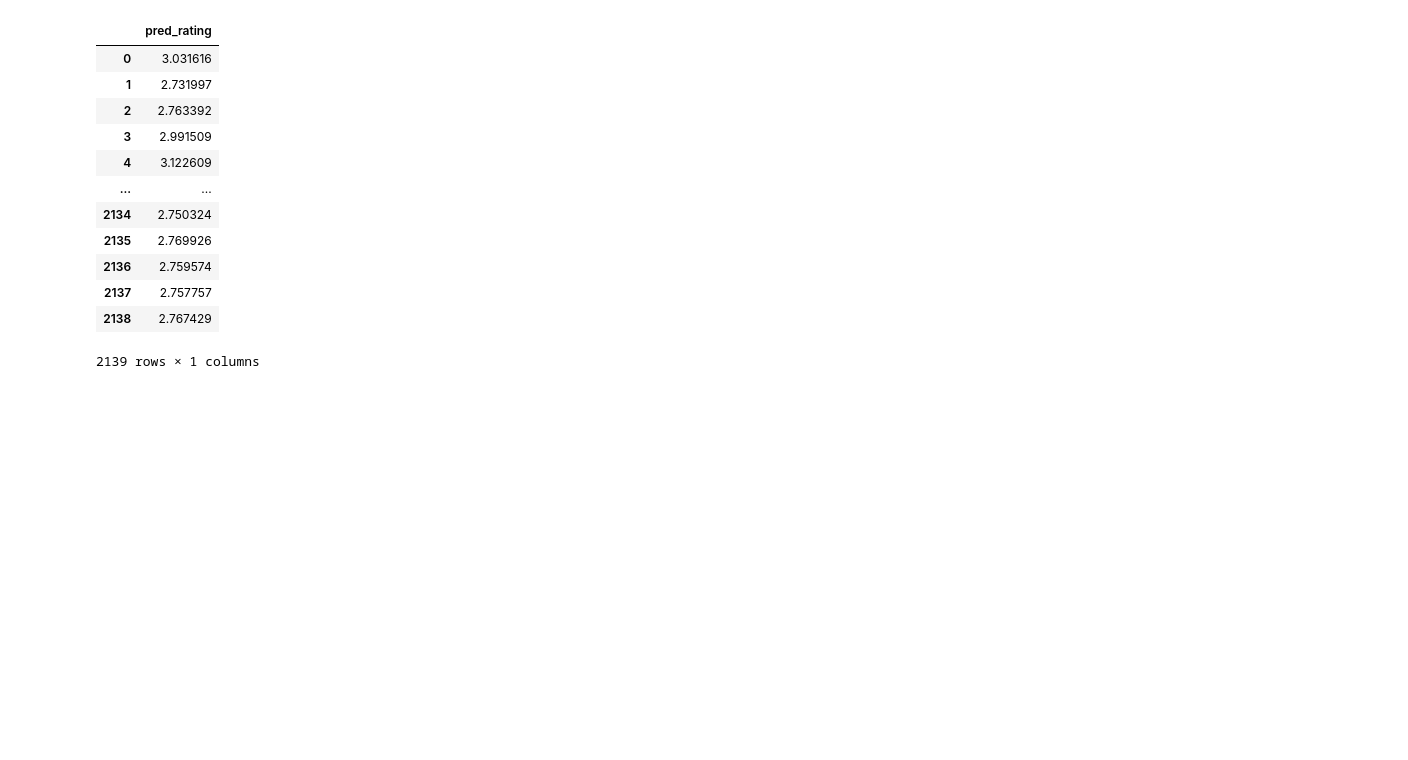
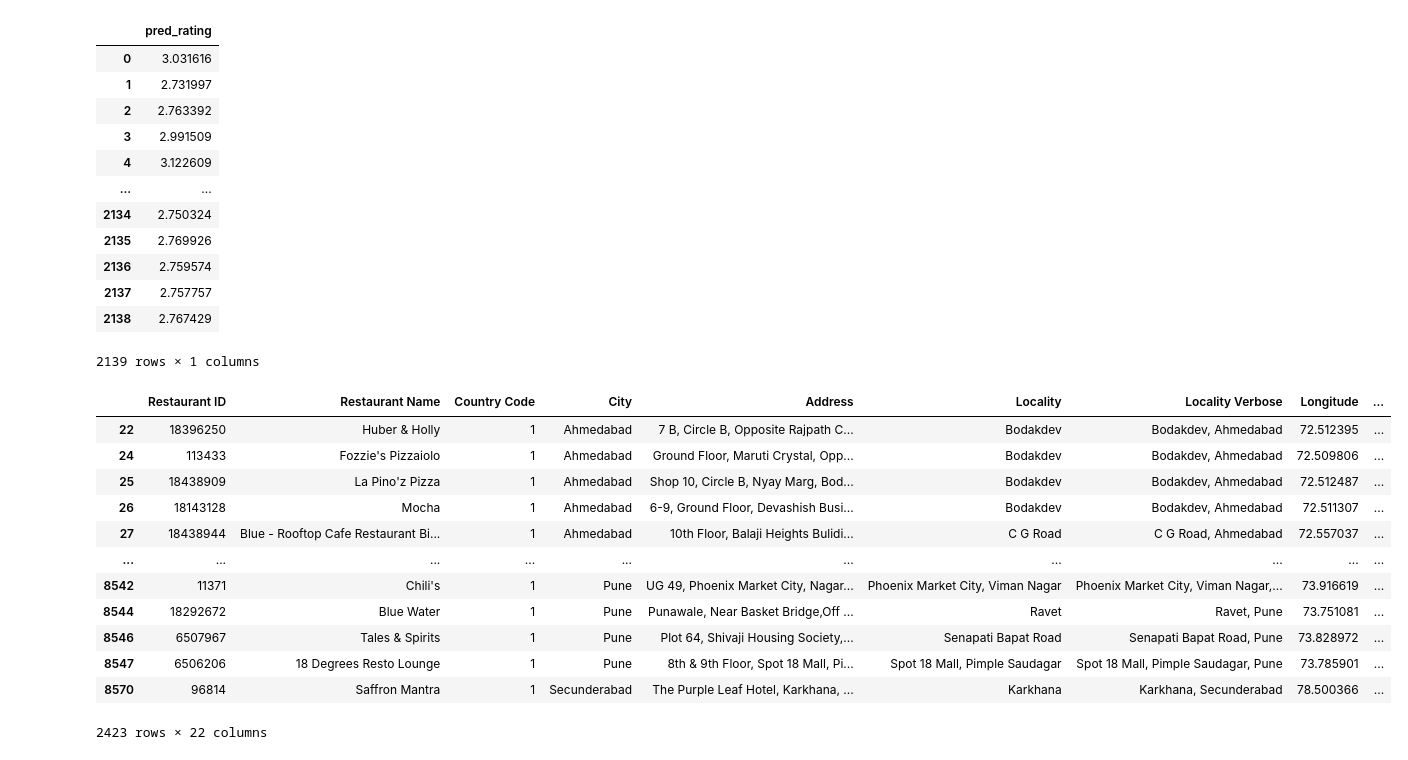
Before and after one commit to Minhaas/Food-takeaway-analysis, a Jupyter notebook: New_code.ipynb, the cells around one changed output. Drawn from its saved outputs; the diff is of its cells as text; code cells hidden in the pictures; blank space fills up the shorter version.

```diff
--- a/New_code.ipynb
+++ b/New_code.ipynb
@@ -426,3 +373,20 @@ pred_df
 # pred_rating = pd.concat([x_test, pred_df], axis = 1)
 # %%
 # pred_rating
+# %%
+data_popular_restaurant = data.loc[data["Has Online delivery"] != 'No']
+data_popular_restaurant
+# %% [output]
+|  | Restaurant ID | Restaurant Name | Country Code | City | Address | Locality | Locality Verbose | Longitude | ... |
+| 22 | 18396250 | Huber & Holly | 1 | Ahmedabad | 7 B, Circle B, Opposite Rajpath C... | Bodakdev | Bodakdev, Ahmedabad | 72.512395 | ... |
+| 24 | 113433 | Fozzie's Pizzaiolo | 1 | Ahmedabad | Ground Floor, Maruti Crystal, Opp... | Bodakdev | Bodakdev, Ahmedabad | 72.509806 | ... |
+| 25 | 18438909 | La Pino'z Pizza | 1 | Ahmedabad | Shop 10, Circle B, Nyay Marg, Bod... | Bodakdev | Bodakdev, Ahmedabad | 72.512487 | ... |
+| 26 | 18143128 | Mocha | 1 | Ahmedabad | 6-9, Ground Floor, Devashish Busi... | Bodakdev | Bodakdev, Ahmedabad | 72.511307 | ... |
+| 27 | 18438944 | Blue - Rooftop Cafe Restaurant Bi... | 1 | Ahmedabad | 10th Floor, Balaji Heights Bulidi... | C G Road | C G Road, Ahmedabad | 72.557037 | ... |
+| ... | ... | ... | ... | ... | ... | ... | ... | ... | ... |
+| 8542 | 11371 | Chili's | 1 | Pune | UG 49, Phoenix Market City, Nagar... | Phoenix Market City, Viman Nagar | Phoenix Market City, Viman Nagar,... | 73.916619 | ... |
+| 8544 | 18292672 | Blue Water | 1 | Pune | Punawale, Near Basket Bridge,Off ... | Ravet | Ravet, Pune | 73.751081 | ... |
+| 8546 | 6507967 | Tales & Spirits | 1 | Pune | Plot 64, Shivaji Housing Society,... | Senapati Bapat Road | Senapati Bapat Road, Pune | 73.828972 | ... |
+| 8547 | 6506206 | 18 Degrees Resto Lounge | 1 | Pune | 8th & 9th Floor, Spot 18 Mall, Pi... | Spot 18 Mall, Pimple Saudagar | Spot 18 Mall, Pimple Saudagar, Pune | 73.785901 | ... |
+| 8570 | 96814 | Saffron Mantra | 1 | Secunderabad | The Purple Leaf Hotel, Karkhana, ... | Karkhana | Karkhana, Secunderabad | 78.500366 | ... |
+2423 rows × 22 columns
```
Also changed, not shown: parts of 41 cells of this notebook.
